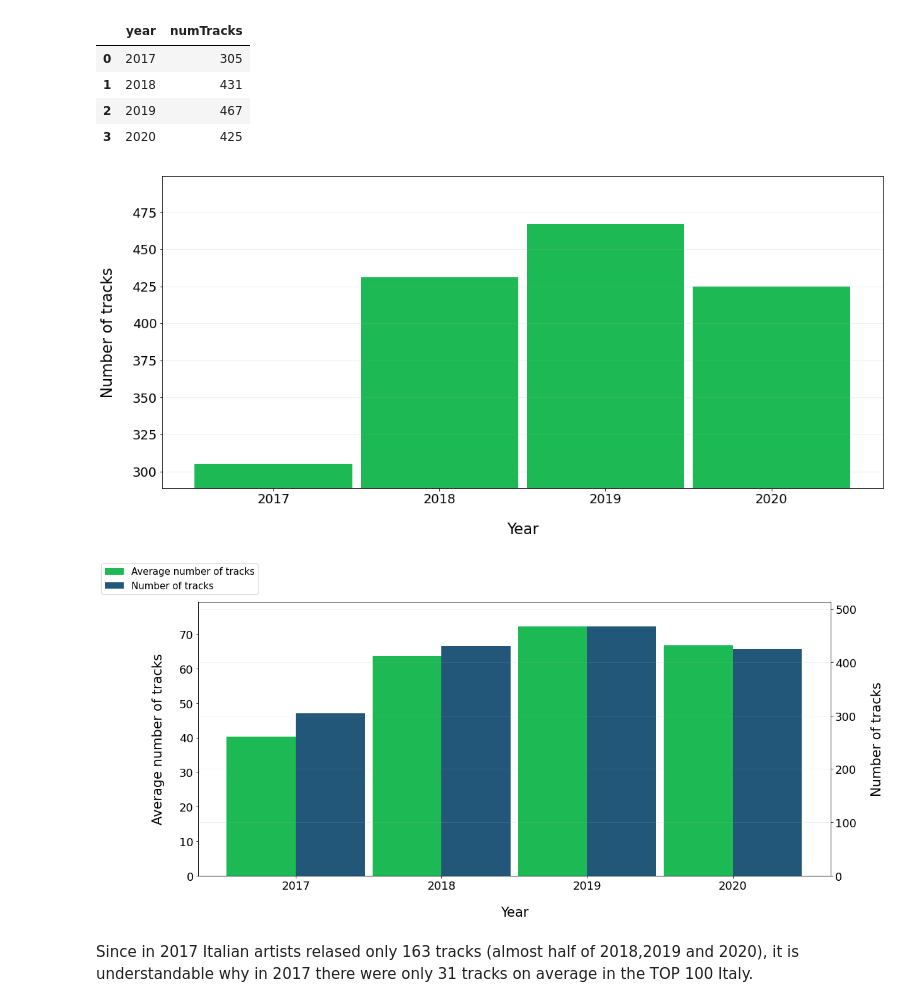
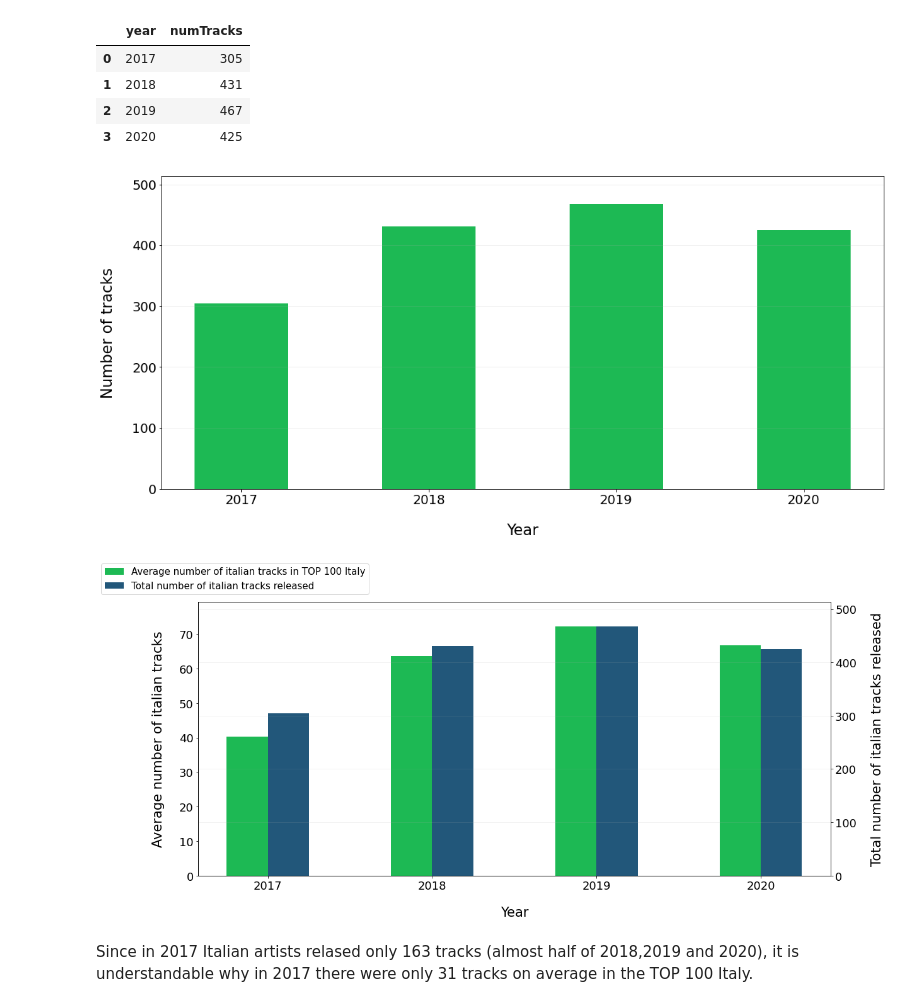
Before and after one commit to luca-martinelli-09/spotify-pg, a Jupyter notebook: spotifyQueries.ipynb, the cells around one changed output. Drawn from its saved outputs; the diff is of its cells as text; code cells hidden in the pictures.

```diff
--- a/spotifyQueries.ipynb
+++ b/spotifyQueries.ipynb
@@ -65,7 +62,7 @@ XY_LABEL_DIM = 21
 XY_TICKS_DIM = 18
 GRID_ALPHA = 0.2
 FILL_ALPHA = 0.05
-BAR_WIDTH = 0.95
+BAR_WIDTH = 0.5
 LEGEND_LOC = "upper left"
 LEGEND_LABEL_DIM = 15
 COLOR_SCHEME = ["#1DB954", "#22577A", "#A03C78", "#C67ACE"]
@@ -333,27 +330,28 @@ tracksReleasedDF
 # %%
 plotter.plotResults(
     x=np.arange(len(tracksReleasedDF)),
     yArr=[list(tracksReleasedDF["numTracks"])],
     yLabel="Number of tracks",
     xLabel="Year",
     xTicks=list(tracksReleasedDF["year"]),
     showGrid=True,
     gridAxis="y",
     style="bar",
-    saveTitle="query6"
+    saveTitle="query6",
+    yLim=[0,np.max(list(tracksReleasedDF["numTracks"])) * 1.1]
 )
 # %% [output]
-[figure, old version]
+[figure, new version]
 # %%
 plotter.plotResults(
       x=np.arange(len(tracksReleasedDF)),
       yArr=[list(avgItalianTracksDF["avgNumTracks"]),
             list(tracksReleasedDF["numTracks"])],
-      yLabel=["Average number of tracks", "Number of tracks"],
+      yLabel=["Average number of italian tracks", "Total number of italian tracks released"],
       xLabel="Year",
       yLim=[[0, np.max(list(avgItalianTracksDF["avgNumTracks"])) * 1.1],
             [0, np.max(list(tracksReleasedDF["numTracks"])) * 1.1]],
-      legend=["Average number of tracks", "Number of tracks"],
+      legend=["Average number of italian tracks in TOP 100 Italy", "Total number of italian tracks released "],
       xTicks=list(tracksReleasedDF["year"]),
       showGrid=True,
       gridAxis="y",
@@ -362,7 +360,7 @@ plotter.plotResults(
       saveTitle="query6bis"
 )
 # %% [output]
-[figure, old version]
+[figure, new version]
 # %% [markdown]
 Since in 2017 Italian artists relased only 163 tracks (almost half of 2018,2019 and 2020), it is understandable why in 2017 there were only 31 tracks on average in the TOP 100 Italy.
 # %% [markdown]
```
Also changed, not shown: parts of 34 cells of this notebook, 23 other files.
